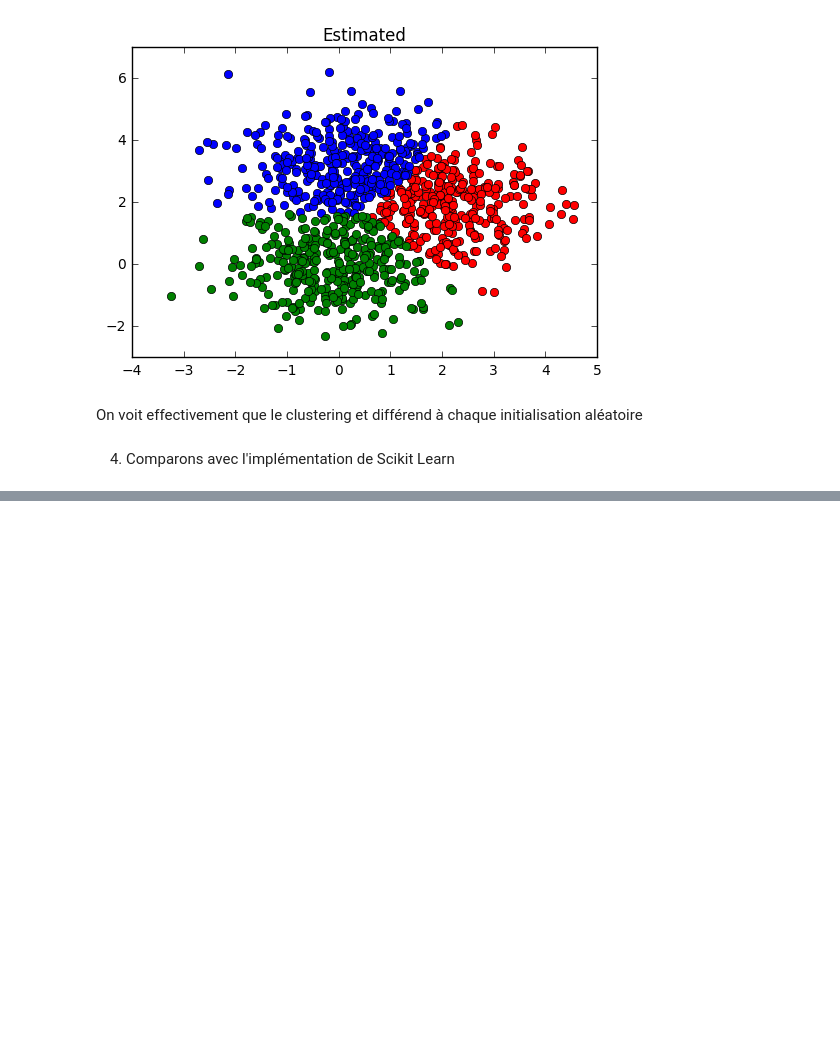
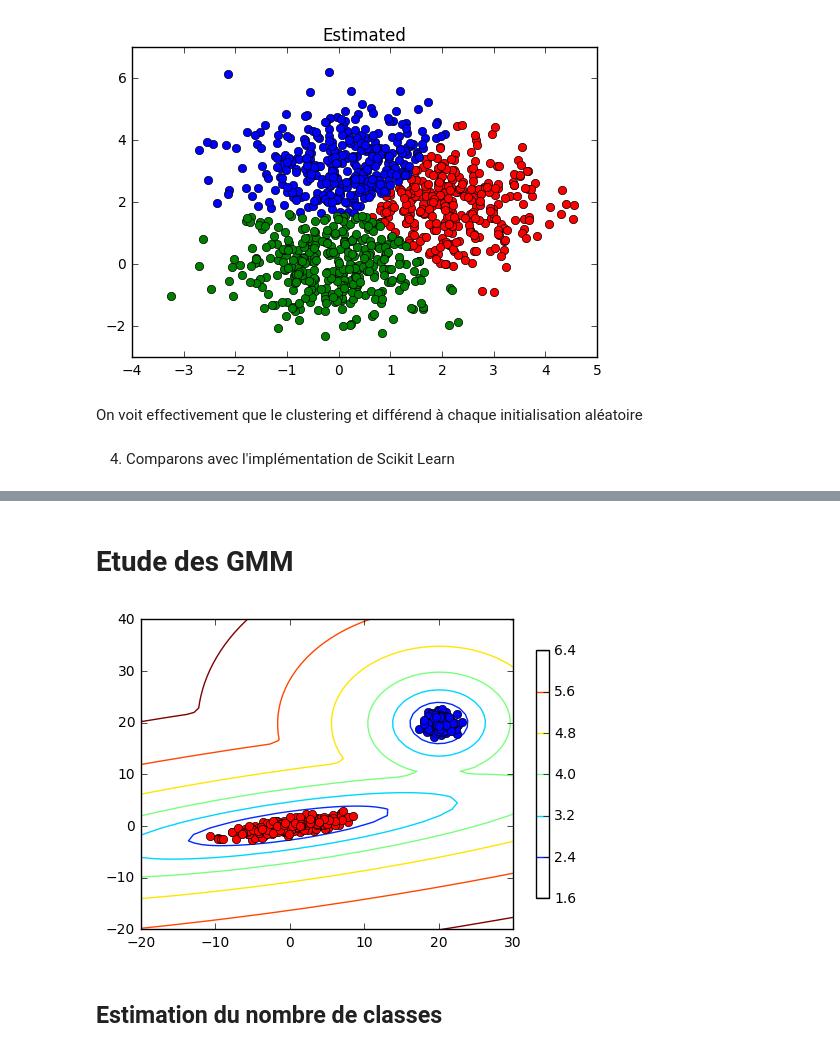
Before and after one commit to rvi008/Challenge-1, a Jupyter notebook: clustering/clustering.ipynb, the cells around one changed output, grey strips where cells are left out. Cells and saved outputs as stored; diff of their text form; code cells hidden in the pictures; blank space fills up the shorter version.

```diff
--- a/clustering/clustering.ipynb
+++ b/clustering/clustering.ipynb
@@ -231,0 +235,27 @@ plt.show()
+# %% [markdown]
+# Etude des GMM
+# %%
+from sklearn import mixture
+n_samples = 300
+np.random.seed(0)
+C = np.array([[0., -0.7], [3.5, .7]])
+X = np.r_[np.dot(np.random.randn(n_samples, 2), C),
+np.random.randn(n_samples, 2) + np.array([20, 20])]
+clf = mixture.GaussianMixture(n_components=2, covariance_type='full')
+clf.fit(X)
+labels = clf.predict(X)
+x = np.linspace(-20.0, 30.0)
+y = np.linspace(-20.0, 40.0)
+XX, YY = np.meshgrid(x, y)
+Z = np.log(-clf.score_samples(np.c_[XX.ravel(), YY.ravel()])).reshape(XX.shape)
+plt.close('all')
+CS = plt.contour(XX, YY, Z)
+CB = plt.colorbar(CS, shrink=0.8, extend='both')
+plt.plot(X[labels == 0, 0], X[labels == 0, 1], 'or')
+plt.plot(X[labels == 1, 0], X[labels == 1, 1], 'ob')
+plt.axis('tight')
+plt.show()
+# %% [output]
+[figure, added]
+# %% [markdown]
+## Estimation du nombre de classes
```
Also changed, not shown: parts of 7 cells of this notebook.
